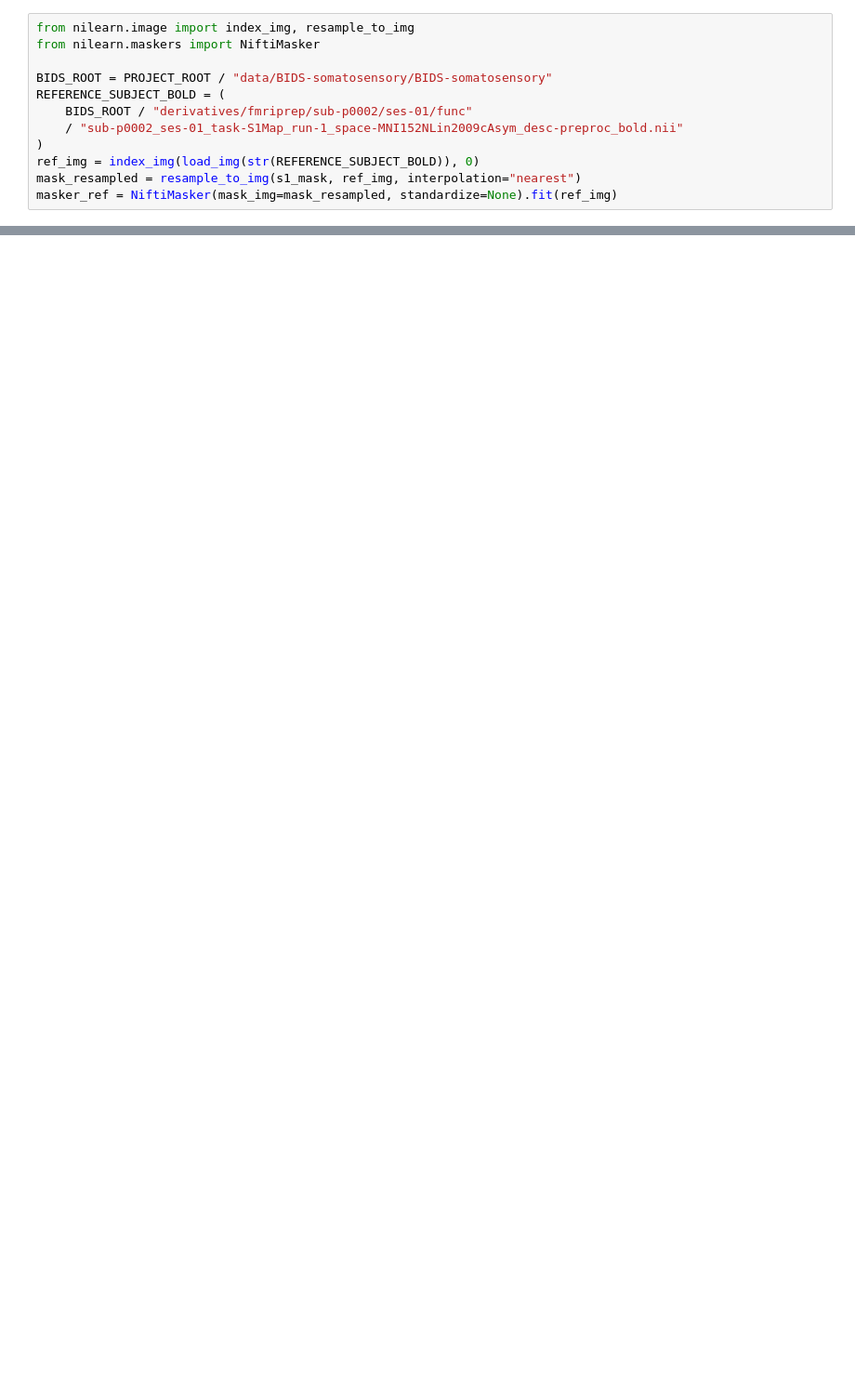
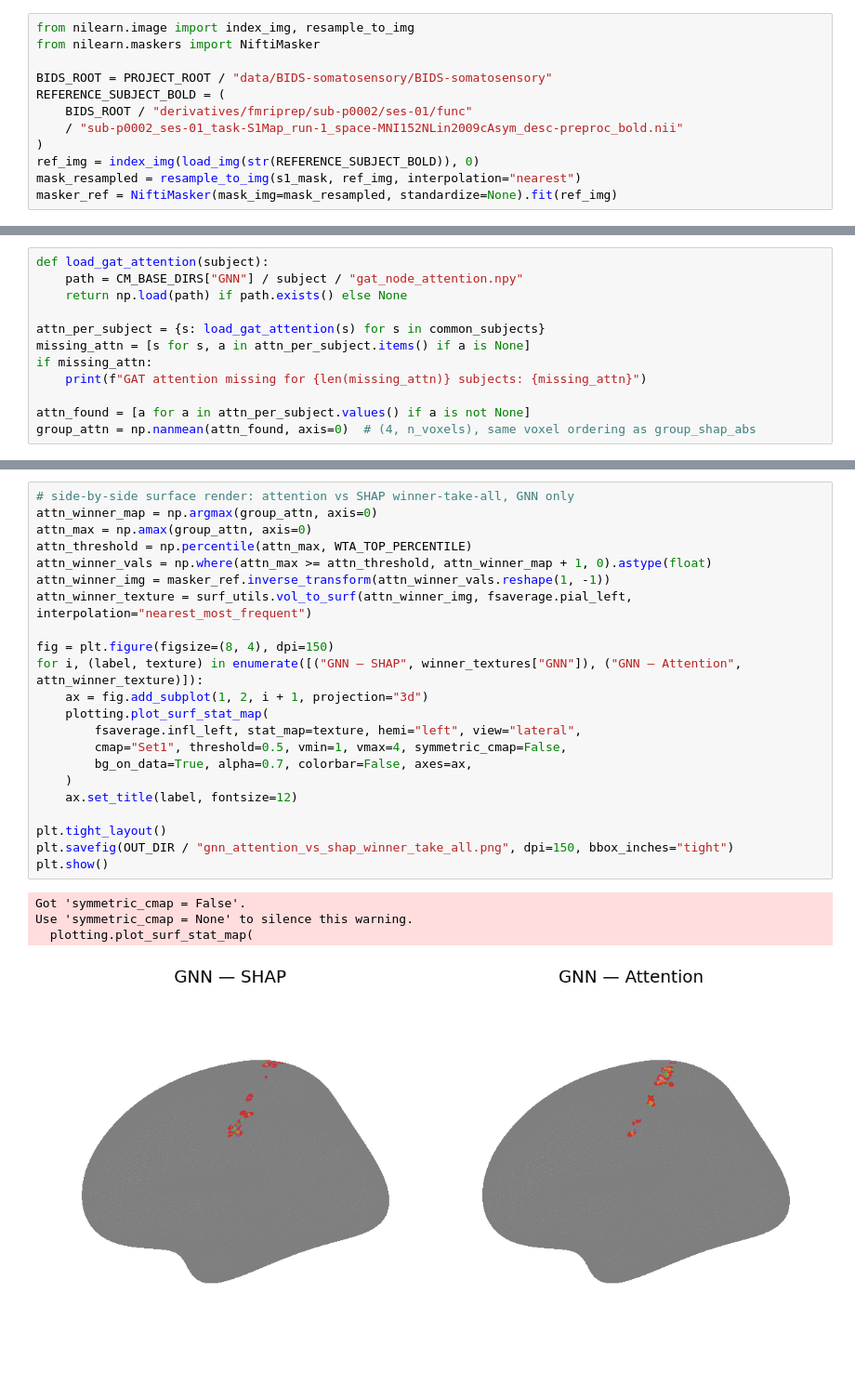
Before and after one commit to DuarteFonteSanta/Mapping_Tese, a Jupyter notebook: mapping_tese/notebooks/Comparisons/cross-model_coord-table.ipynb, the cells around one changed output, grey strips where cells are left out. Shown at 93% size. Saved outputs shown, nothing was run; the diff lists cells and outputs as text; blank space fills up the shorter version.

```diff
--- a/mapping_tese/notebooks/Comparisons/cross-model_coord-table.ipynb
+++ b/mapping_tese/notebooks/Comparisons/cross-model_coord-table.ipynb
@@ -219,0 +543,12 @@ coord_table.to_csv("top_voxels_mni_coordinates.csv", index=False)
+# %%
+def load_gat_attention(subject):
+    path = CM_BASE_DIRS["GNN"] / subject / "gat_node_attention.npy"
+    return np.load(path) if path.exists() else None
+
+attn_per_subject = {s: load_gat_attention(s) for s in common_subjects}
+missing_attn = [s for s, a in attn_per_subject.items() if a is None]
+if missing_attn:
+    print(f"GAT attention missing for {len(missing_attn)} subjects: {missing_attn}")
+
+attn_found = [a for a in attn_per_subject.values() if a is not None]
+group_attn = np.nanmean(attn_found, axis=0)  # (4, n_voxels), same voxel ordering as group_shap_abs
@@ -219,0 +579,27 @@ coord_table.to_csv("top_voxels_mni_coordinates.csv", index=False)
+# %%
+# side-by-side surface render: attention vs SHAP winner-take-all, GNN only
+attn_winner_map = np.argmax(group_attn, axis=0)
+attn_max = np.amax(group_attn, axis=0)
+attn_threshold = np.percentile(attn_max, WTA_TOP_PERCENTILE)
+attn_winner_vals = np.where(attn_max >= attn_threshold, attn_winner_map + 1, 0).astype(float)
+attn_winner_img = masker_ref.inverse_transform(attn_winner_vals.reshape(1, -1))
+attn_winner_texture = surf_utils.vol_to_surf(attn_winner_img, fsaverage.pial_left, interpolation="nearest_most_frequent")
+
+fig = plt.figure(figsize=(8, 4), dpi=150)
+for i, (label, texture) in enumerate([("GNN — SHAP", winner_textures["GNN"]), ("GNN — Attention", attn_winner_texture)]):
+    ax = fig.add_subplot(1, 2, i + 1, projection="3d")
+    plotting.plot_surf_stat_map(
+        fsaverage.infl_left, stat_map=texture, hemi="left", view="lateral",
+        cmap="Set1", threshold=0.5, vmin=1, vmax=4, symmetric_cmap=False,
+        bg_on_data=True, alpha=0.7, colorbar=False, axes=ax,
+    )
+    ax.set_title(label, fontsize=12)
+
+plt.tight_layout()
+plt.savefig(OUT_DIR / "gnn_attention_vs_shap_winner_take_all.png", dpi=150, bbox_inches="tight")
+plt.show()
+# %% [output]
+Got 'symmetric_cmap = False'.
+Use 'symmetric_cmap = None' to silence this warning.
+  plotting.plot_surf_stat_map(
+[figure, added]
```
Also changed, not shown: parts of 21 cells of this notebook, 13 other files.
